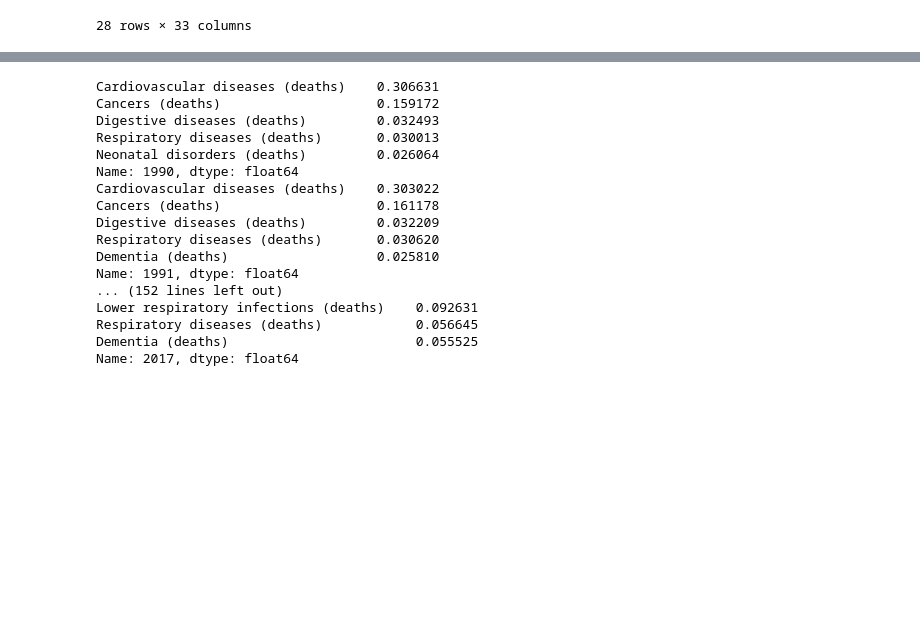
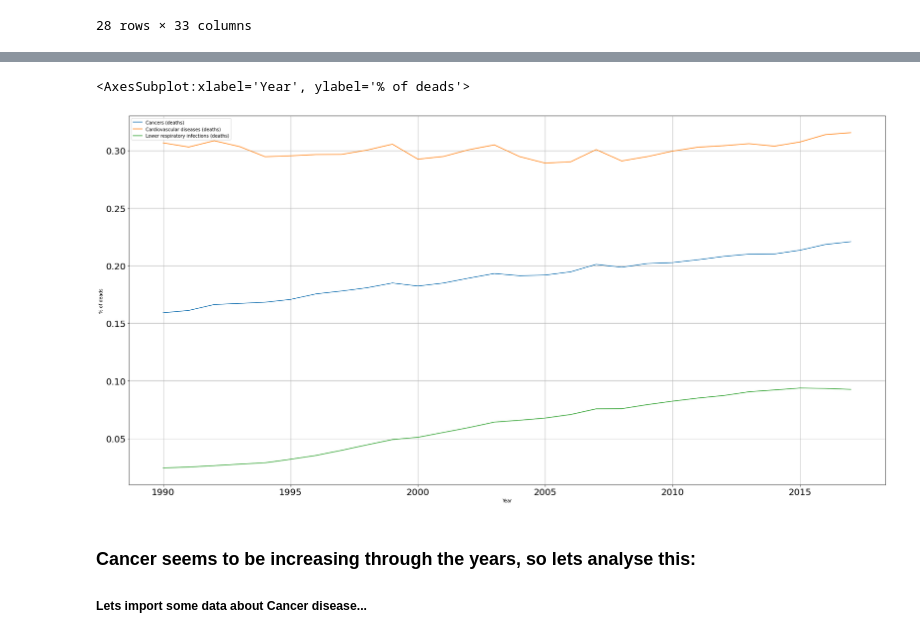
Before and after one commit to Juanarcidiacono/Main-deaths-causes-in-Argentina, a Jupyter notebook: Deads.ipynb, the cells around one changed output, grey strips where cells are left out. Cells and saved outputs as stored; diff of their text form; code cells hidden in the pictures; blank space fills up the shorter version.

```diff
--- a/Deads.ipynb
+++ b/Deads.ipynb
@@ -170,21 +141,12 @@ DATA[2017].plot(kind='bar',title='Top 5 dead causes in 2017')
-# %%
-for i in range(1990,2018):
-    DATA = causesArg_rel.nlargest(5,i)
-# %% [output]
-Cardiovascular diseases (deaths)    0.306631
-Cancers (deaths)                    0.159172
-Digestive diseases (deaths)         0.032493
-Respiratory diseases (deaths)       0.030013
-Neonatal disorders (deaths)         0.026064
-Name: 1990, dtype: float64
-Cardiovascular diseases (deaths)    0.303022
-Cancers (deaths)                    0.161178
-Digestive diseases (deaths)         0.032209
-Respiratory diseases (deaths)       0.030620
-Dementia (deaths)                   0.025810
-Name: 1991, dtype: float64
-... (152 lines left out)
-Lower respiratory infections (deaths)    0.092631
-Respiratory diseases (deaths)            0.056645
-Dementia (deaths)                        0.055525
-Name: 2017, dtype: float64
+# %%
+causesArg[['Cancers (deaths)','Cardiovascular diseases (deaths)','Lower respiratory infections (deaths)']].plot(grid='on',
+                                                                                                                fontsize= 20,
+                                                                                                                figsize=(30,15),
+                                                                                                                xlabel='Year',
+                                                                                                                ylabel='% of deads')
+# %% [output]
+<AxesSubplot:xlabel='Year', ylabel='% of deads'>
+[figure, added]
+# %% [markdown]
+### Cancer seems to be increasing through the years, so lets analyse this:
+##### Lets import some data about Cancer disease...
```
Also changed, not shown: parts of 20 cells of this notebook.
